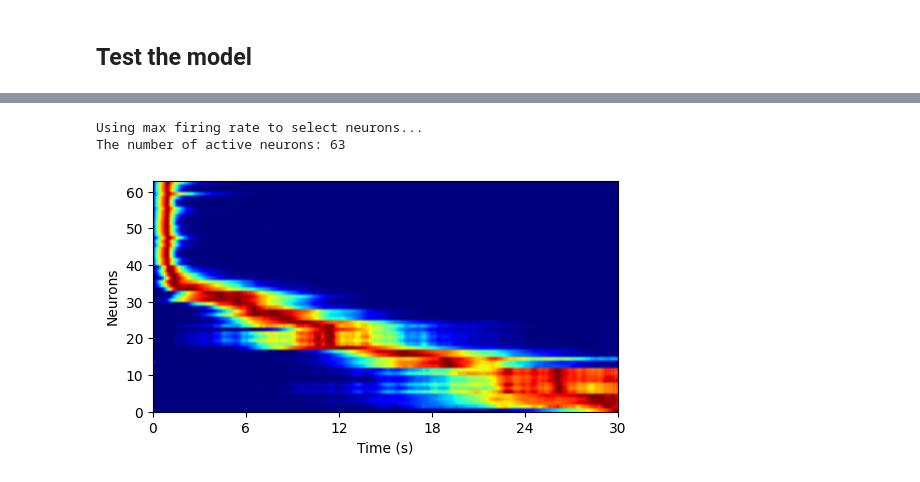
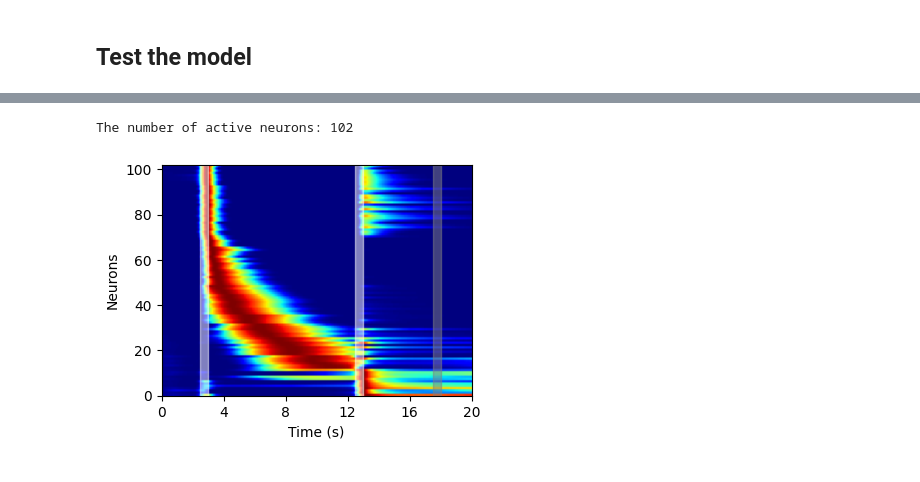
Before and after one commit to qrsyu/STCell, a Jupyter notebook: code/time_exp/test_model.ipynb, the cells around one changed output, grey strips where cells are left out. Saved outputs shown, nothing was run; the diff lists cells and outputs as text; code cells hidden in the pictures.

```diff
--- a/code/time_exp/test_model.ipynb
+++ b/code/time_exp/test_model.ipynb
@@ -54,7 +54,7 @@ rnn.to(device)
 optimizer = torch.optim.Adam(rnn.parameters(), lr=0.0005)
 # %%
 # Load the model in pth file
-model_name = '2TS_symmetry_M2'
+model_name = '2TS_a'
 model_path = f"../../model/{model_name}.pth"
 seed = (42, 43)
 rnn.load_state_dict(torch.load(model_path, map_location=device))
@@ -71,7 +71,7 @@ from matplotlib import pyplot as plt
 from func import plt_hs, time_analysis
 from scipy.ndimage import gaussian_filter
 
-test_B, T = 100, 300 if model_name == '2TS_longer_a' or '2TS_symmetry_M2' else 200
+test_B, T = 100, 300 if model_name == '2TS_longer_a' or model_name == '2TS_symmetry_M2' else 200
 temp_reso = 10
 # %% [markdown]
 ### 1) Replace two events with noise
@@ -104,7 +104,7 @@ rng1 = np.random.default_rng(seed=seed[0])
 temp_event_1 = rng1.normal(loc=signal_amp_mu, scale=signal_amp_sigma, size=(D,))
 
 # Generate the first temporal event with shape n_channels, Select fixed random number from a normal distribution
-event_1_onset, event_1_end = 11.0, 13.0
+event_1_onset, event_1_end = 10.0, 10.5
 
 # Make the onset and end time randomly and convert to indices (sigma=0.2s)
 event_1_onsets = np.random.normal(event_1_onset*temp_reso, 0.2*temp_reso, (test_B, D)).astype(int)
@@ -114,7 +114,7 @@ sensory_profile = {
                     "time": {
                             "sigma":       0.5,    # sigma of Gaussian noise
                             "ssigma":      0.2,    # smoothing sigma of Gaussian noise (in sec)
-                            "bias":        signal_amp_mu if model_name == "2TS_symmetry" or '2TS_symmetry_M2' else 0,
+                            "bias":        signal_amp_mu if model_name == "2TS_symmetry" or  model_name == '2TS_symmetry_M2' else 0,
                             },
                     }
 
@@ -143,8 +143,8 @@ temp_event_1 = rng1.normal(loc=signal_amp_mu, scale=signal_amp_sigma, size=(D,))
 temp_event_2 = rng2.normal(loc=signal_amp_mu, scale=signal_amp_sigma, size=(D,))
 
 # Generate the first temporal event with shape n_channels, Select fixed random number from a normal distribution
-event_1_onset, event_1_end = 2.0, 4.0
-event_2_onset, event_2_end = 8.0, 10.0
+event_1_onset, event_1_end = 2.5, 3.0
+event_2_onset, event_2_end = 12.5, 13.0
 
 # Make the onset and end time randomly and convert to indices (sigma=0.2s)
 event_1_onsets = np.random.normal(event_1_onset*temp_reso, 0.2*temp_reso, (test_B, D)).astype(int)
@@ -157,7 +157,7 @@ sensory_profile = {
                     "time": {
                             "sigma":       0.5,    # sigma of Gaussian noise
                             "ssigma":      0.2,    # smoothing sigma of Gaussian noise (in sec)
-                            "bias":        signal_amp_mu if model_name == "2TS_symmetry" or '2TS_symmetry_M2' else 0,
+                            "bias":        signal_amp_mu if model_name == "2TS_symmetry" or model_name == '2TS_symmetry_M2' else 0,
                             },
                     }
 
@@ -271,24 +259,28 @@ plt.tight_layout()
 # %%
 # Averge accross the batch
 avg_hs = np.mean(hidden_states, axis=0)
 
 # Plot the sorted hidden states
 fig, ax = plt.subplots(figsize=(4 * T/200, 3))
-norm_hs, fig, ax, idx = plt_hs(avg_hs, min_fr=0.1, fig=fig, ax=ax, return_idx=True, use_max=True)
-# ax.axvspan(2.5, 3.0, alpha=0.5, color='grey', zorder=0)
-# ax.axvspan(17.5, 18.0, alpha=0.5, color='grey', zorder=0)
+norm_hs, fig, ax, idx = plt_hs(avg_hs, min_fr=0.1, fig=fig, ax=ax,
+                               return_idx=True)
+ax.axvspan(2.5, 3.0, alpha=0.5, color='white', zorder=0)
+ax.axvspan(17.5, 18.0, alpha=0.5, color='grey', zorder=0)
 # ax.axvspan(event_1_onset, event_1_end, alpha=0.5, color='white', zorder=0)
 # ax.axvspan(event_1_onset+15, event_1_end+15, alpha=0.5, color='grey', zorder=0)
-# ax.axvspan(event_2_onset, event_2_end, alpha=0.5, color='white', zorder=0)
+ax.axvspan(event_2_onset, event_2_end, alpha=0.5, color='white', zorder=0)
 # Set the aspect ratio of the plot to be equal
 ax.set_xlabel('Time (s)')
 
 print('The number of active neurons:', norm_hs.shape[1])
 hidden_states_active = hidden_states[:, :, idx]
 
+import os
+os.makedirs('suppfig', exist_ok=True)
+fig.savefig('suppfig/s1.4D.pdf', bbox_inches='tight', dpi=400, transparent=True)
+
 # is_time_cell = time_analysis(hidden_states_active)
 # print('The number of time cells in the active neurons:', np.sum(is_time_cell))
 # %% [output]
-Using max firing rate to select neurons...
-The number of active neurons: 63
+The number of active neurons: 102
-[figure, old version]
+[figure, new version]
```
Also changed, not shown: parts of 8 cells of this notebook, 30 other files.
